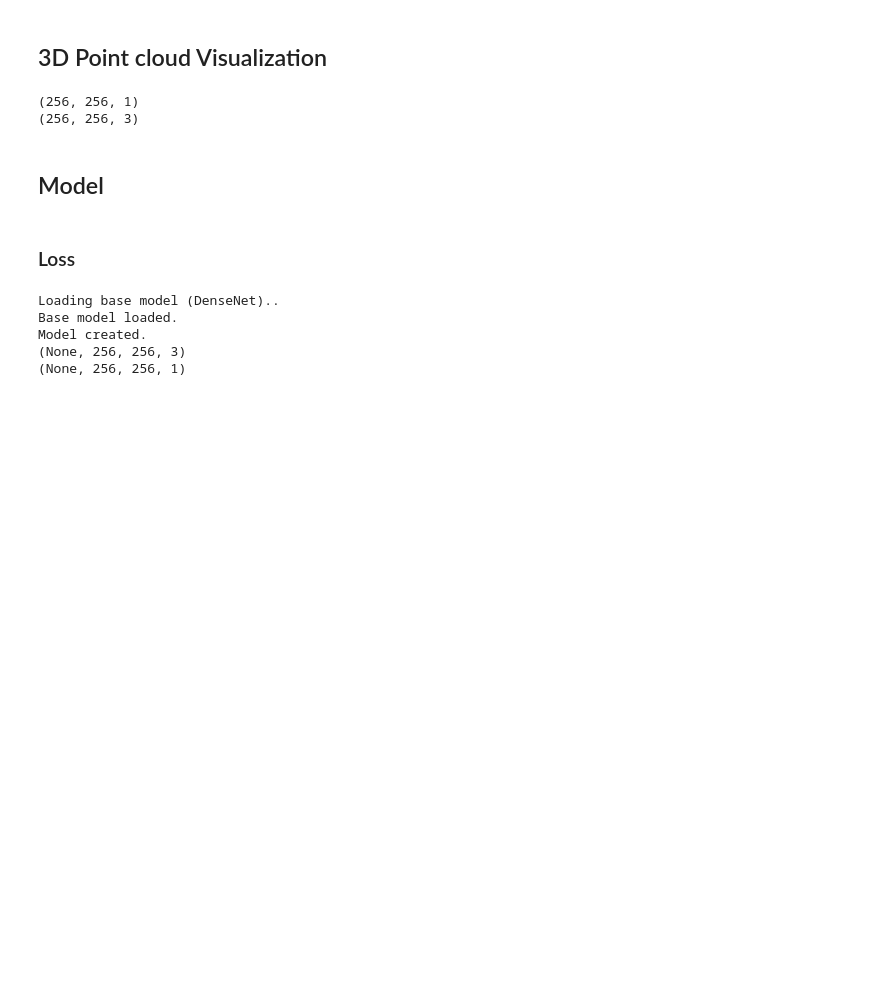
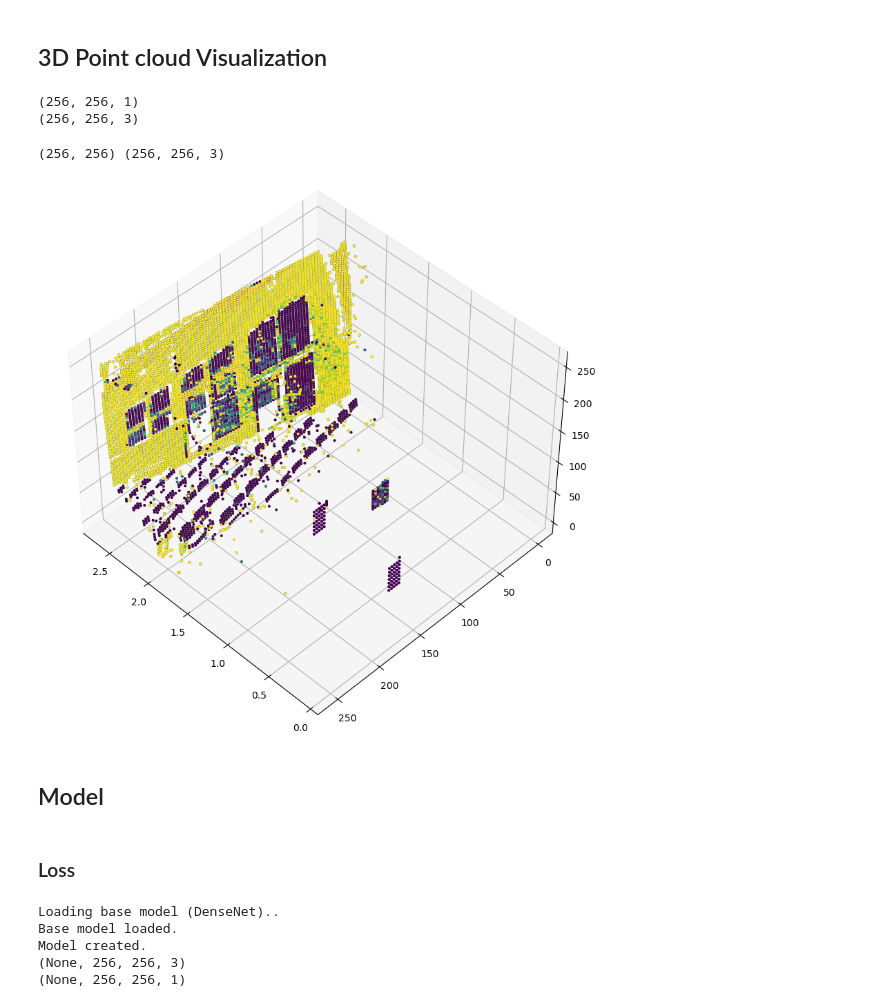
Before and after one commit to Samarth-991/Depth-Estimation, a Jupyter notebook: notebooks/02.1_model_creation_tensorflow.ipynb, the cells around one changed output. Drawn from its saved outputs; the diff is of its cells as text; code cells hidden in the pictures; blank space fills up the shorter version.

```diff
--- a/notebooks/02.1_model_creation_tensorflow.ipynb
+++ b/notebooks/02.1_model_creation_tensorflow.ipynb
@@ -193,25 +193,28 @@ print(samples[0][1].shape)
 (256, 256, 1)
 (256, 256, 3)
 # %%
-# depth_vis = np.flipud(samples[1][1].squeeze())
-# img_vis = np.flipud(samples[0][1].squeeze())
+depth_vis = np.flipud(samples[1][1].squeeze())
+img_vis = np.flipud(samples[0][1].squeeze())
 
-# print(depth_vis.shape,img_vis.shape)
+print(depth_vis.shape,img_vis.shape)
 
-# fig = plt.figure(figsize=(15, 10))
-# ax = plt.axes(projection="3d")
+fig = plt.figure(figsize=(15, 10))
+ax = plt.axes(projection="3d")
 
-# STEP = 3
-# for x in range(0, img_vis.shape[0], STEP):
-#     for y in range(0, img_vis.shape[1], STEP):
-#         ax.scatter(
-#             [depth_vis[x, y]] * 3,
-#             [y] * 3,
-#             [x] * 3,
-#             c=tuple(img_vis[x, y, :3] / 255),
-#             s=3,
-#         )
-#     ax.view_init(45, 135)
+STEP = 3
+for x in range(0, img_vis.shape[0], STEP):
+    for y in range(0, img_vis.shape[1], STEP):
+        ax.scatter(
+            [depth_vis[x, y]] * 3,
+            [y] * 3,
+            [x] * 3,
+            c=tuple(img_vis[x, y, :3] / 255),
+            s=3,
+        )
+    ax.view_init(45, 135)
+# %% [output]
+(256, 256) (256, 256, 3)
+[figure, added]
 # %% [markdown]
 ## Model
 # %%
```
Also changed, not shown: parts of 6 cells of this notebook.
